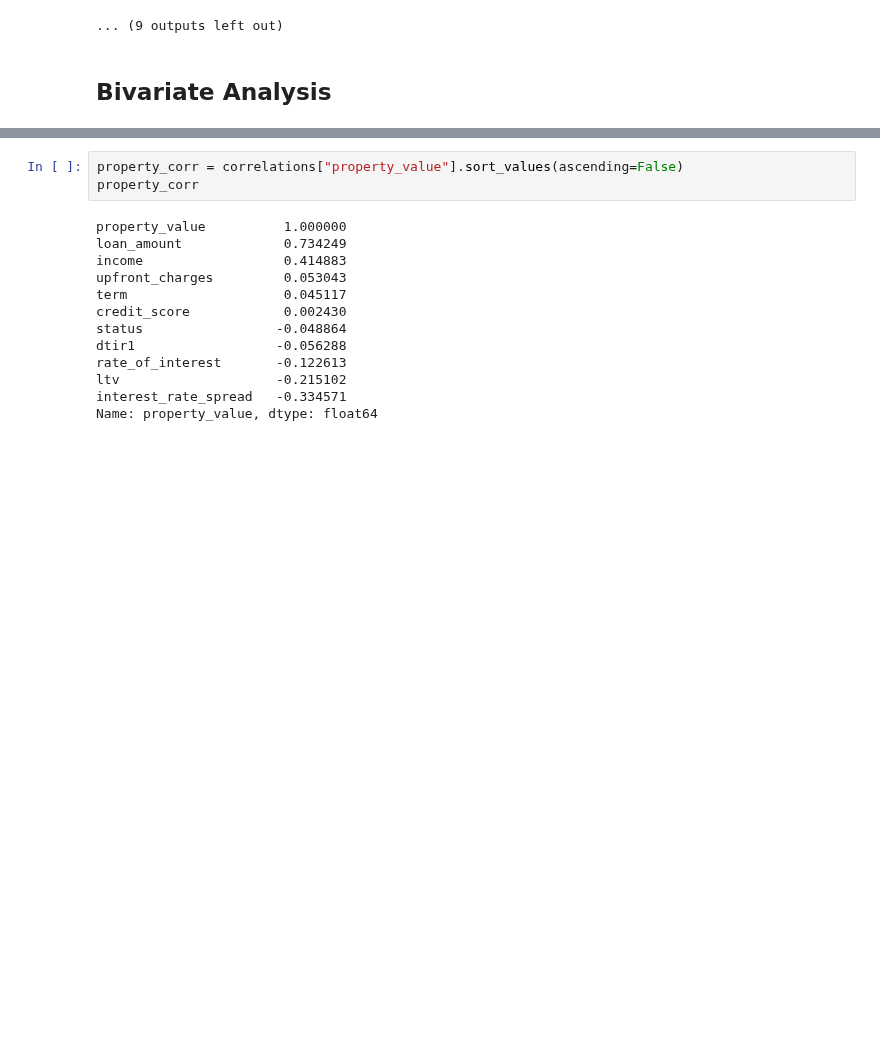
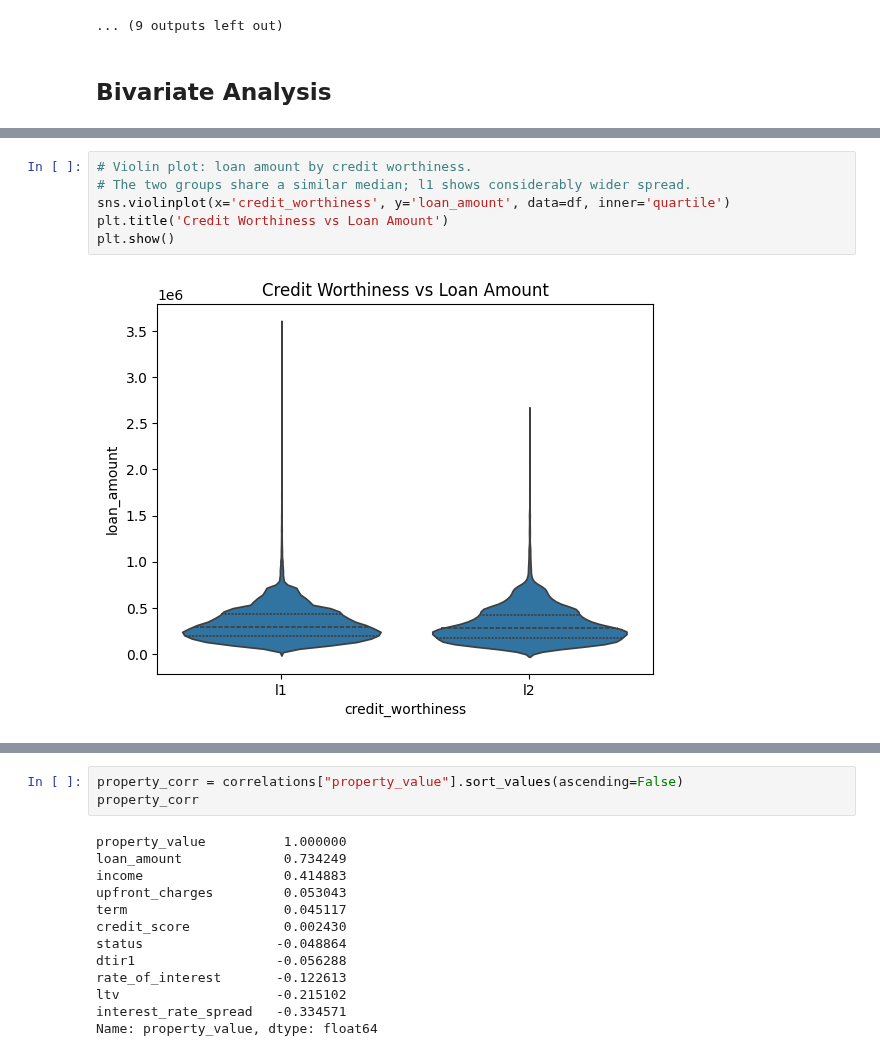
Before and after one commit to sanjxksl/credit-risk-counterfactual, a Jupyter notebook: notebooks/EDA.ipynb, the cells around one changed output, grey strips where cells are left out. Cells and saved outputs as stored; diff of their text form; blank space fills up the shorter version.

```diff
--- a/notebooks/EDA.ipynb
+++ b/notebooks/EDA.ipynb
@@ -469,0 +498,8 @@ for col in categorical_cols:
+# %%
+# Violin plot: loan amount by credit worthiness.
+# The two groups share a similar median; l1 shows considerably wider spread.
+sns.violinplot(x='credit_worthiness', y='loan_amount', data=df, inner='quartile')
+plt.title('Credit Worthiness vs Loan Amount')
+plt.show()
+# %% [output]
+[figure, added]
```
Also changed, not shown: parts of 40 cells of this notebook, 13 other files.
